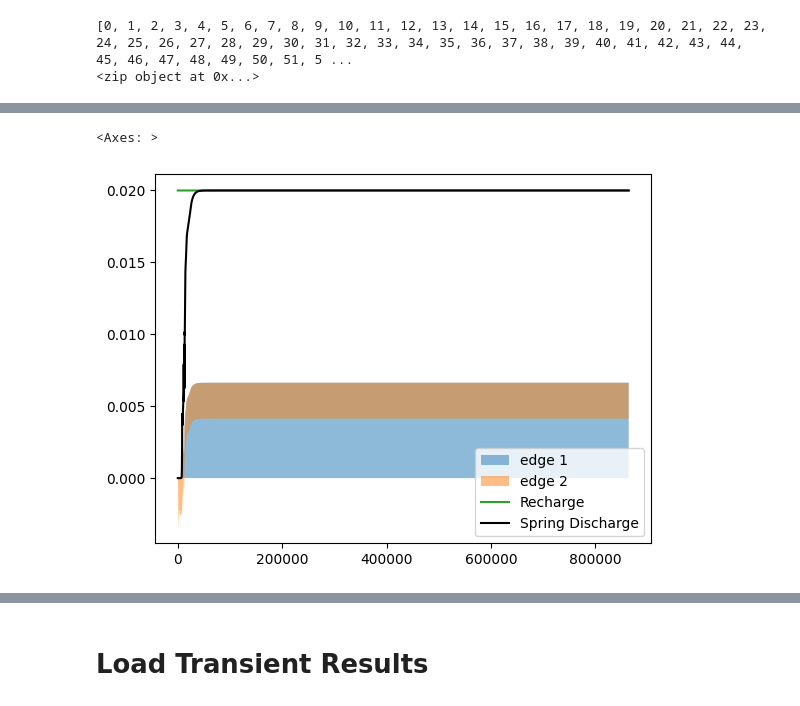
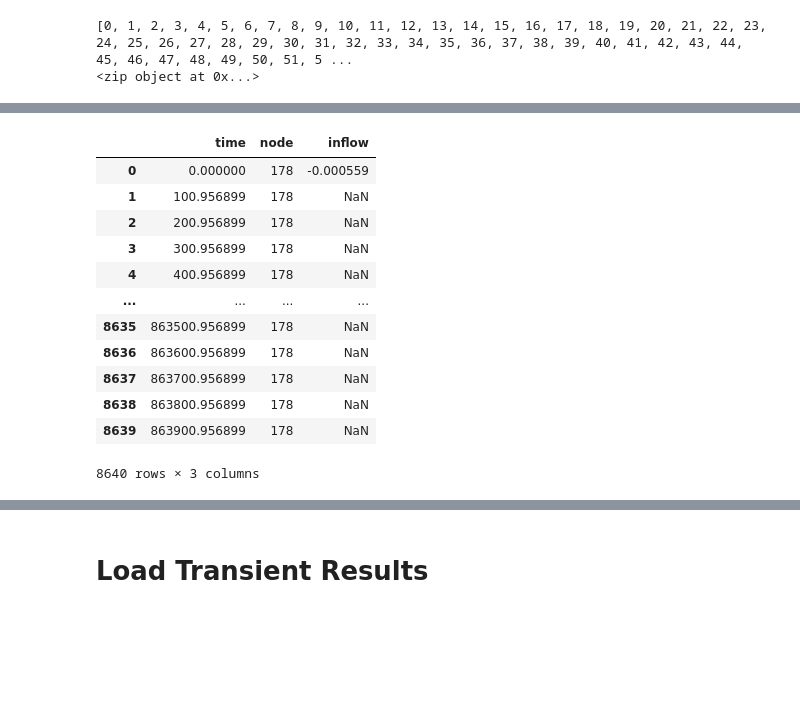
Before and after one commit to jhuang523/UMNBearSpring, a Jupyter notebook: openkarst/steady_state/conduit_geometry_setup.ipynb, the cells around one changed output, grey strips where cells are left out. Drawn from its saved outputs; the diff is of its cells as text; code cells hidden in the pictures; blank space fills up the shorter version.

Commit message:
high flow test

```diff
--- a/openkarst/steady_state/conduit_geometry_setup.ipynb
+++ b/openkarst/steady_state/conduit_geometry_setup.ipynb
@@ -355,7 +378,7 @@ network.plot_3D_network(node_color = 'type')
 # %% [markdown]
 # Load Steady State and Write Initial Conditions in Network
 # %%
-network_type = 'anastomotic_simple_clean'
+network_type = 'single_conduit_vert_tort_low_slope'
 network_name = f'{network_type}/'
 run_name = f'spinup/{network_type}'
 network_dir = f"conduit_geometry_test/networks/{network_name}"
@@ -366,7 +389,8 @@ ss_out = np.load(f'conduit_geometry_test/output/{run_name}/results_arrays.npz')
 Q = ss_out['Q']
 y = ss_out['y']
 t = ss_out['t']
-spring = outlet_flow(network, Q)
+# spring = outlet_flow(network, Q)
+spring = pd.read_csv(f'conduit_geometry_test/output/{run_name}/spring.csv')
 input = load_pickle(f'conduit_geometry_test/output/{run_name}/input_data.pkl')
 # %% [output]
 [0, 1, 2, 3, 4, 5, 6, 7, 8, 9, 10, 11, 12, 13, 14, 15, 16, 17, 18, 19, 20, 21, 22, 23, 24, 25, 26, 27, 28, 29, 30, 31, 32, 33, 34, 35, 36, 37, 38, 39, 40, 41, 42, 43, 44, 45, 46, 47, 48, 49, 50, 51, 5 ...
@@ -394,17 +398,19 @@ input
-# %%
-plt.stackplot(
-    t,
-    Q[:, 44],
-    -Q[:, 47],
-    labels=["edge 1", "edge 2"],
-    alpha = 0.5
-)
-plt.legend()
-sns.lineplot(x = t, y = 0.02, label = 'Recharge')
-sns.lineplot(x = t, y = spring[network.outlets[0]], label = 'Spring Discharge', color = 'black')
-# %% [output]
-<Axes: >
-[figure, removed]
+# %%
+spring
+# %% [output]
+|  | time | node | inflow |
+| 0 | 0.000000 | 178 | -0.000559 |
+| 1 | 100.956899 | 178 | NaN |
+| 2 | 200.956899 | 178 | NaN |
+| 3 | 300.956899 | 178 | NaN |
+| 4 | 400.956899 | 178 | NaN |
+| ... | ... | ... | ... |
+| 8635 | 863500.956899 | 178 | NaN |
+| 8636 | 863600.956899 | 178 | NaN |
+| 8637 | 863700.956899 | 178 | NaN |
+| 8638 | 863800.956899 | 178 | NaN |
+| 8639 | 863900.956899 | 178 | NaN |
+8640 rows × 3 columns
 # %%
 init_Q = Q[len(t) - 1]
 init_h = y[len(t) - 1]
```
Also changed, not shown: parts of 10 cells of this notebook, 19 other files.
